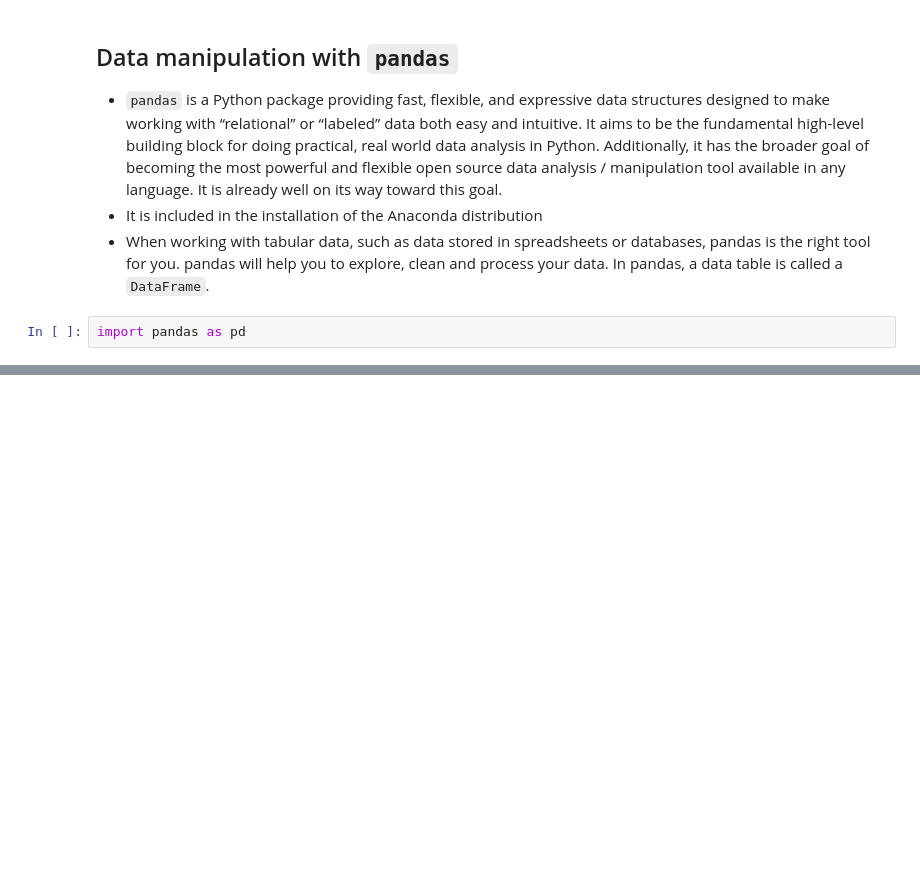
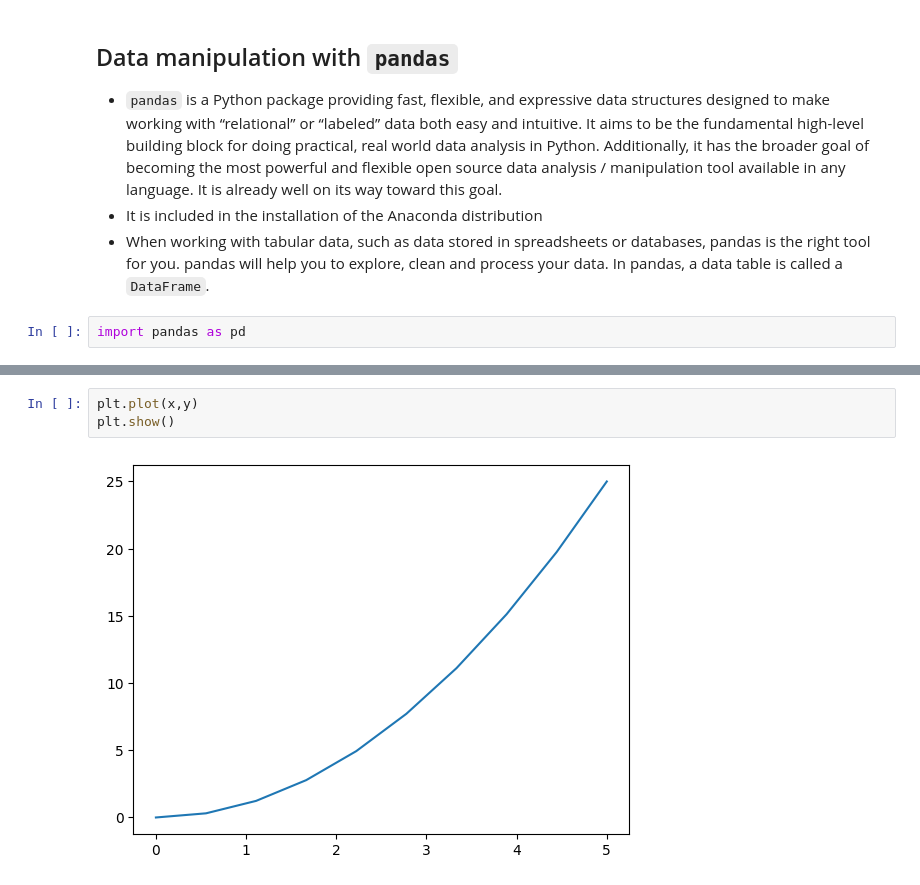
Before and after one commit to xiangshiyin/machine-learning-for-actuarial-science, a Jupyter notebook: 2025-spring/week01/notebook/demo.ipynb, the cells around one changed output, grey strips where cells are left out. Drawn from its saved outputs; the diff is of its cells as text; blank space fills up the shorter version.

```diff
--- a/2025-spring/week01/notebook/demo.ipynb
+++ b/2025-spring/week01/notebook/demo.ipynb
@@ -289,0 +453,5 @@ import pandas as pd
+# %%
+plt.plot(x,y)
+plt.show()
+# %% [output]
+[figure, added]
```
Also changed, not shown: parts of 38 cells of this notebook, 6 other files.
